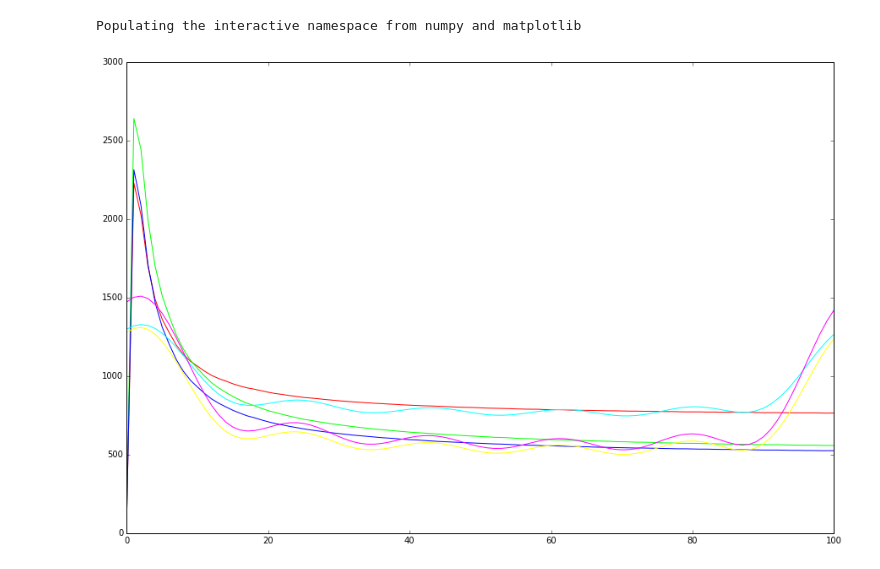
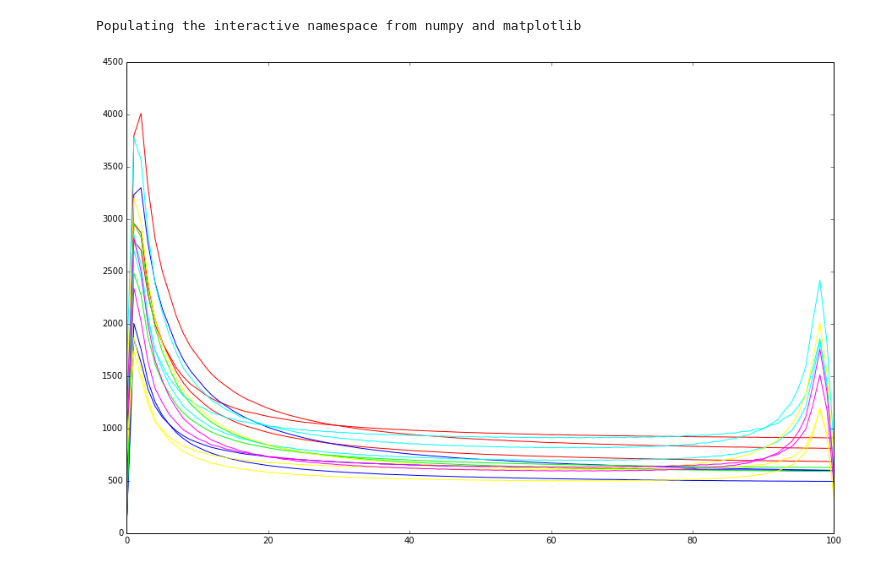
Before and after one commit to spatrickdoyle/doyle-ml-toolkit, a Jupyter notebook: Optimized Model Testing.ipynb, the cells around one changed output. Drawn from its saved outputs; the diff is of its cells as text; code cells hidden in the pictures.

```diff
--- a/Optimized Model Testing.ipynb
+++ b/Optimized Model Testing.ipynb
@@ -19,24 +19,42 @@ sm = reload(dmlt)
 Populating the interactive namespace from numpy and matplotlib
 # %%
 #Create a test model - classify based on gender from impedance magnitude position S
-GenderFromZS = dmlt.ODFC(a.ComplexFourier,d.UnweightedGaussianClassification,5)
+GenderFromZS = dmlt.ODFC(a.ComplexFourier,d.UnweightedGaussianClassification,50)
 # %%
 #Load the relevant data
-GenderZSData = GenderFromZS.load("impedance_data/ImpedanceGender.csv","impedance_data/ImpedanceZS.csv",True,True)
+GenderZSData = GenderFromZS.load("impedance_data/ImpedanceGender.csv","impedance_data/ImpedanceZS.csv",False,True)
 
 #print sum(GenderZSData.getWeights(0))
 # %%
-#Plot a few random rows of the data
-GenderFromZS.plotSample(GenderZSData,0,'#ff0000')
-GenderFromZS.plotSample(GenderZSData,5,'#00ff00')
-GenderFromZS.plotSample(GenderZSData,10,'#0000ff')
+#Plot a few rows of the data
+#Female
+GenderFromZS.plotSample(GenderZSData,13,'#ff0000')
+GenderFromZS.plotSample(GenderZSData,14,'#ff0000')
+GenderFromZS.plotSample(GenderZSData,15,'#ff0000')
+
+#Male
+GenderFromZS.plotSample(GenderZSData,33,'#0000ff')
+GenderFromZS.plotSample(GenderZSData,34,'#0000ff')
+GenderFromZS.plotSample(GenderZSData,37,'#0000ff')
+
+#Male test
+GenderFromZS.plotSample(GenderZSData,4,'#00ff00')
+GenderFromZS.plotSample(GenderZSData,9,'#00ff00')
+
 
 #Also plot their approximations on top of them
-GenderFromZS.plotApproximation(GenderZSData,0,'#00ffff')
-GenderFromZS.plotApproximation(GenderZSData,5,'#ff00ff')
-GenderFromZS.plotApproximation(GenderZSData,10,'#ffff00')
+GenderFromZS.plotApproximation(GenderZSData,13,'#00ffff')
+GenderFromZS.plotApproximation(GenderZSData,14,'#00ffff')
+GenderFromZS.plotApproximation(GenderZSData,15,'#00ffff')
+
+GenderFromZS.plotApproximation(GenderZSData,33,'#ffff00')
+GenderFromZS.plotApproximation(GenderZSData,34,'#ffff00')
+GenderFromZS.plotApproximation(GenderZSData,37,'#ffff00')
+
+GenderFromZS.plotApproximation(GenderZSData,4,'#ff00ff')
+GenderFromZS.plotApproximation(GenderZSData,9,'#ff00ff')
 
 plt.show()
 # %% [output]
-[figure, old version]
+[figure, new version]
 # %%
```
Also changed, not shown: parts of 2 cells of this notebook, 3 other files.
